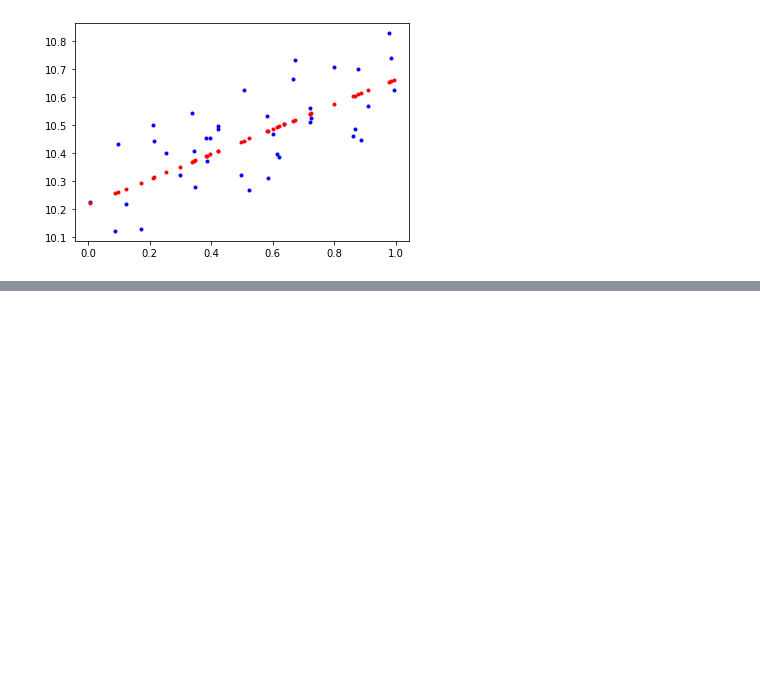
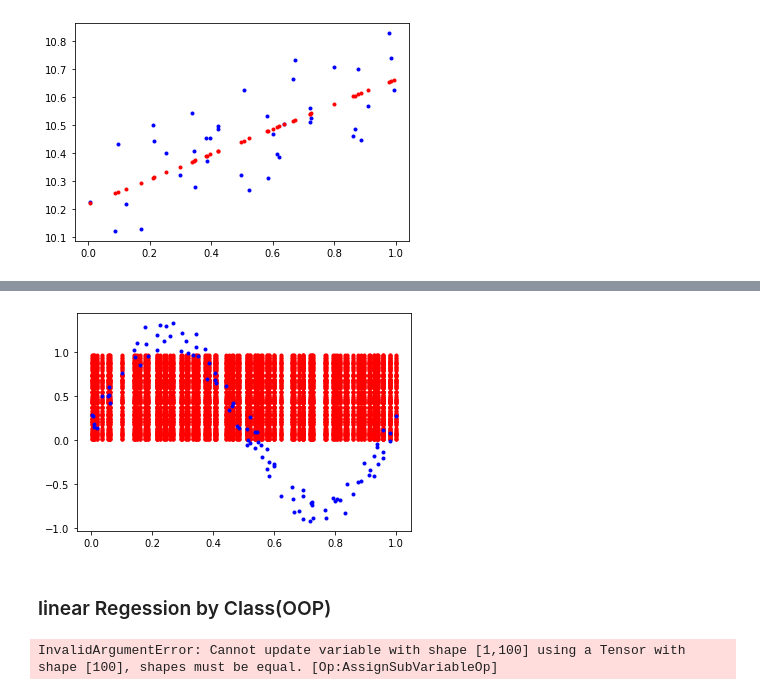
Before and after one commit to silkk-nn/superAI, a Jupyter notebook: NeuralNetwork.ipynb, the cells around one changed output, grey strips where cells are left out. Drawn from its saved outputs; the diff is of its cells as text; code cells hidden in the pictures; blank space fills up the shorter version.

```diff
--- a/NeuralNetwork.ipynb
+++ b/NeuralNetwork.ipynb
@@ -181,0 +193,25 @@ Epoch 200/200
+# %%
+W1 = tf.Variable(np.random.rand(1, 100))
+b1 = tf.Variable(np.random.rand(100))
+W2 = tf.Variable(np.random.rand(100, 100))
+b2 = tf.Variable(np.random.rand(100))
+W3 = tf.Variable(np.random.rand(100, 1))
+b3 = tf.Variable(np.random.rand(100))
+def relu(x):
+    return tf.where(x>=0, x, 0)
+lr = 0.0001
+for epoch in range(7000):
+    with tf.GradientTape() as t:
+        y = relu(X @ W1 +b1)
+        y = relu(y @ W2 +b2)
+        y = y @ W3 + b3
+        loss = tf.reduce_mean(((Y-y)**2)) #mean square error
+    dW1, db1, dW2, db2, dW3, db3 = t.gradient(loss, (W1, b1, W2, b2, W3, b3))
+    W1.assign_sub(lr * dW1) # w -=
+    b1.assign_sub(lr * db1)
+    W2.assign_sub(lr * dW2) # w -=
+    b2.assign_sub(lr * db2)
+    W3.assign_sub(lr * dW3) # w -=
+    b3.assign_sub(lr * db3)
+    if epoch % 1000 == 0:
+        print(loss.numpy())
@@ -181,0 +226,11 @@ Epoch 200/200
+# %%
+Z = relu(X @ W1 + b1)
+Z = relu(Z @ W2 + b2)
+Z = Z @ W3 + b3
+plt.plot(X, Z, ".r")
+plt.plot(X, Y, ".b")
+plt.show()
+# %% [output]
+[figure, added]
+# %% [markdown]
+<h3>linear Regession by Class(OOP)</h3>
@@ -181,0 +253,13 @@ Epoch 200/200
+# %%
+lr = 0.0001
+model = MLP()
+for epoch in range(7000):
+    with tf.GradientTape() as t:
+        loss = tf.reduce_mean((model(X)-Y)**2)
+    dW = t.gradient(loss, model.W)
+    for i, W in enumerate(model.W):
+        W.assign_sub(lr*dW[1])
+    if epoch % 1000 == 0:
+        print(loss.numpy())
+# %% [output]
+InvalidArgumentError: Cannot update variable with shape [1,100] using a Tensor with shape [100], shapes must be equal. [Op:AssignSubVariableOp]
```
Also changed, not shown: parts of 14 cells of this notebook, 1 other file.
